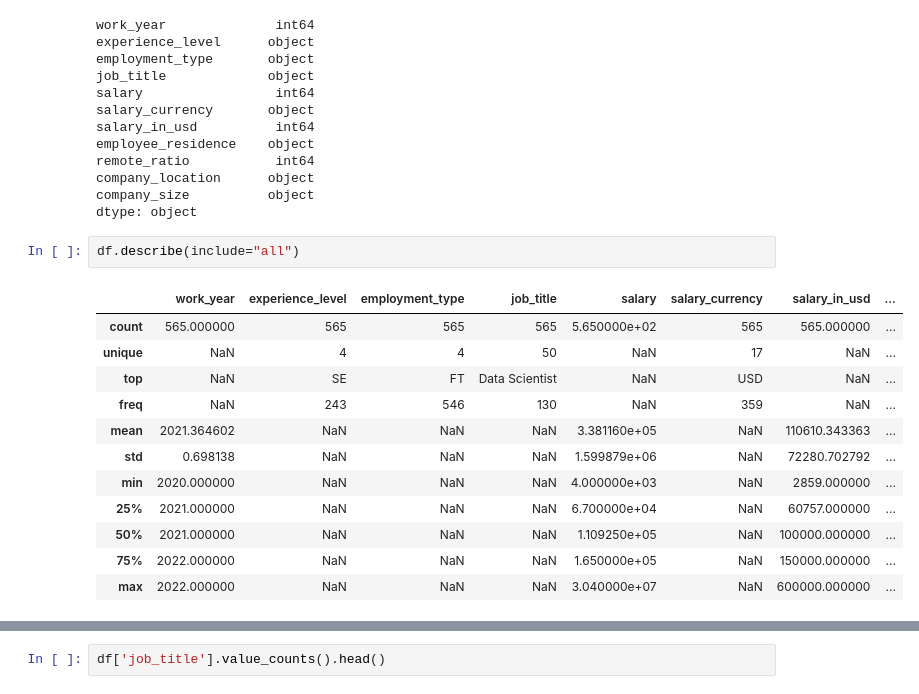
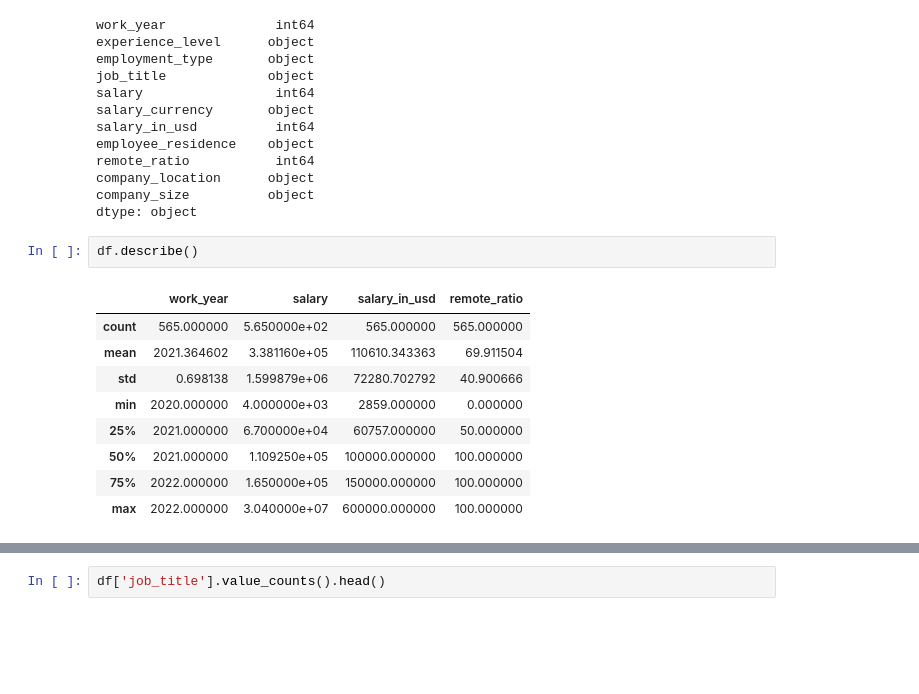
Before and after one commit to sha2992/DataProject, a Jupyter notebook: data-science-jobs-salary-insights.ipynb, the cells around one changed output, grey strips where cells are left out. Saved outputs shown, nothing was run; the diff lists cells and outputs as text; blank space fills up the shorter version.

Commit message:
Kaggle Notebook | Data Science Jobs' Salary Insights | Version 11

```diff
--- a/data-science-jobs-salary-insights.ipynb
+++ b/data-science-jobs-salary-insights.ipynb
@@ -114,17 +114,14 @@ company_location      object
 company_size          object
 dtype: object
 # %%
-df.describe(include="all")
+df.describe()
 # %% [output]
-|  | work_year | experience_level | employment_type | job_title | salary | salary_currency | salary_in_usd | ... |
-| count | 565.000000 | 565 | 565 | 565 | 5.650000e+02 | 565 | 565.000000 | ... |
-| unique | NaN | 4 | 4 | 50 | NaN | 17 | NaN | ... |
-| top | NaN | SE | FT | Data Scientist | NaN | USD | NaN | ... |
-| freq | NaN | 243 | 546 | 130 | NaN | 359 | NaN | ... |
-| mean | 2021.364602 | NaN | NaN | NaN | 3.381160e+05 | NaN | 110610.343363 | ... |
-| std | 0.698138 | NaN | NaN | NaN | 1.599879e+06 | NaN | 72280.702792 | ... |
-| min | 2020.000000 | NaN | NaN | NaN | 4.000000e+03 | NaN | 2859.000000 | ... |
-| 25% | 2021.000000 | NaN | NaN | NaN | 6.700000e+04 | NaN | 60757.000000 | ... |
-| 50% | 2021.000000 | NaN | NaN | NaN | 1.109250e+05 | NaN | 100000.000000 | ... |
-| 75% | 2022.000000 | NaN | NaN | NaN | 1.650000e+05 | NaN | 150000.000000 | ... |
-| max | 2022.000000 | NaN | NaN | NaN | 3.040000e+07 | NaN | 600000.000000 | ... |
+|  | work_year | salary | salary_in_usd | remote_ratio |
+| count | 565.000000 | 5.650000e+02 | 565.000000 | 565.000000 |
+| mean | 2021.364602 | 3.381160e+05 | 110610.343363 | 69.911504 |
+| std | 0.698138 | 1.599879e+06 | 72280.702792 | 40.900666 |
+| min | 2020.000000 | 4.000000e+03 | 2859.000000 | 0.000000 |
+| 25% | 2021.000000 | 6.700000e+04 | 60757.000000 | 50.000000 |
+| 50% | 2021.000000 | 1.109250e+05 | 100000.000000 | 100.000000 |
+| 75% | 2022.000000 | 1.650000e+05 | 150000.000000 | 100.000000 |
+| max | 2022.000000 | 3.040000e+07 | 600000.000000 | 100.000000 |
```
Also changed, not shown: parts of 2 cells of this notebook.
